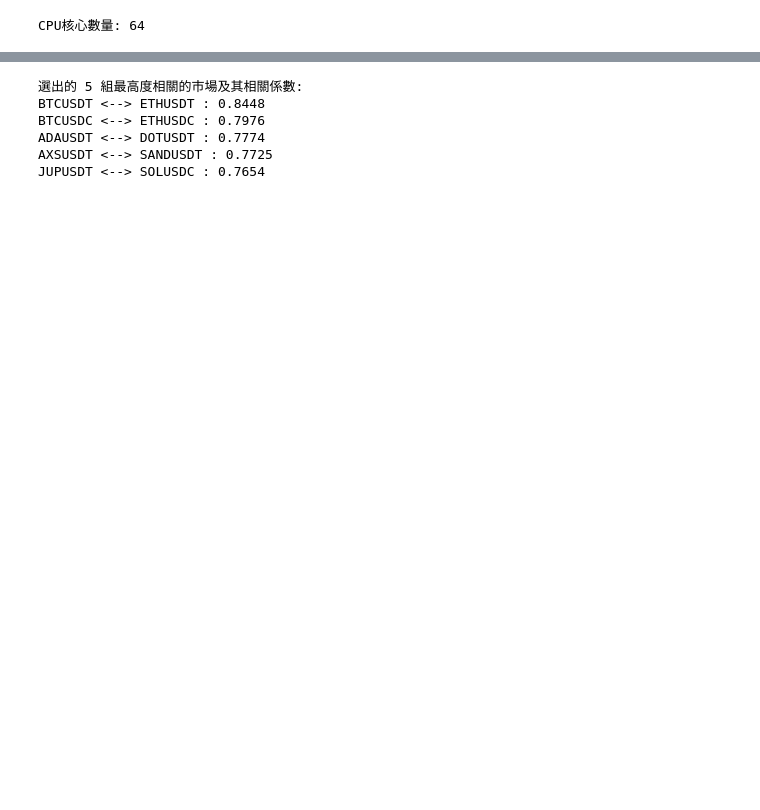
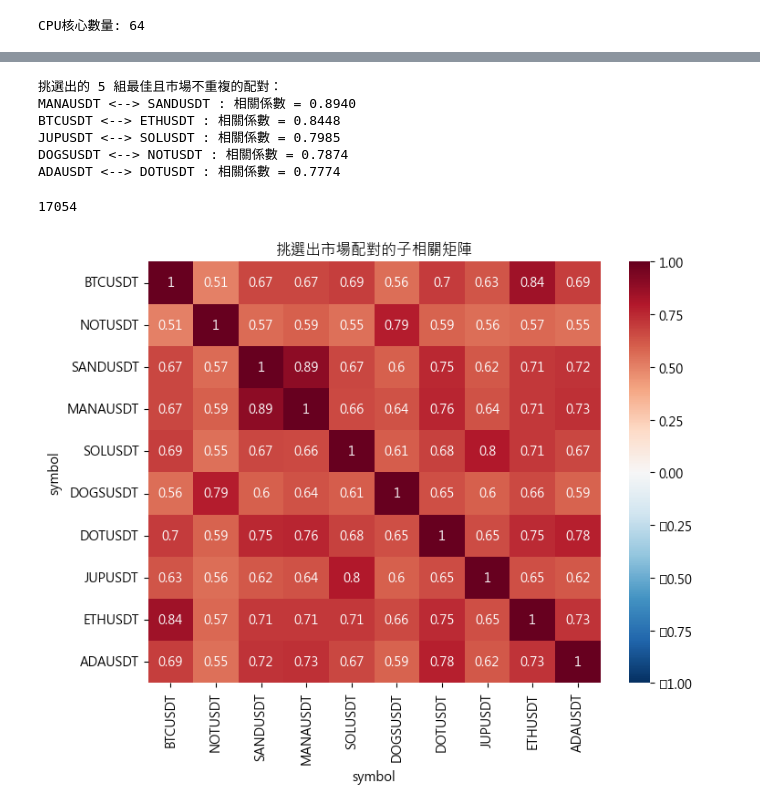
Before and after one commit to ChengYen-Tang/Crypto, a Jupyter notebook: statistics_arb/grouping.ipynb, the cells around one changed output, grey strips where cells are left out. Saved outputs shown, nothing was run; the diff lists cells and outputs as text; code cells hidden in the pictures; blank space fills up the shorter version.

```diff
--- a/statistics_arb/grouping.ipynb
+++ b/statistics_arb/grouping.ipynb
@@ -302,10 +277,10 @@ plt.show()
 # %%
 import itertools
 
-# 從相關矩陣取得所有市場名稱 (假設 cor_matrix 是先前計算好的 DataFrame)
+# 取得所有市場列表
 symbols = cor_matrix.columns.tolist()
 
-# 產生所有獨特的市場配對 (不含自配對)
+# 產生所有不重複的市場對 (i < j)
 pairs = []
 for i in range(len(symbols)):
     for j in range(i+1, len(symbols)):
@@ -314,10 +289,10 @@ for i in range(len(symbols)):
         corr_value = cor_matrix.loc[m1, m2]
         pairs.append((m1, m2, corr_value))
 
-# 依照相關係數由大到小排序
+# 按相關係數由大到小排序（降冪排序）
 pairs_sorted = sorted(pairs, key=lambda x: x[2], reverse=True)
 
-# 按照不重複市場的原則，依序挑選 5 組
+# 根據條件挑選 5 組配對：市場間不能重複出現
 selected_pairs = []
 used_markets = set()
 
@@ -330,14 +305,34 @@ for pair in pairs_sorted:
     if len(selected_pairs) == 5:
         break
 
-# 列印出結果
-print("選出的 5 組最高度相關的市場及其相關係數:")
+print("挑選出的 5 組最佳且市場不重複的配對：")
 for m1, m2, corr_value in selected_pairs:
-    print(f"{m1} <--> {m2} : {corr_value:.4f}")
+    print(f"{m1} <--> {m2} : 相關係數 = {corr_value:.4f}")
+
+# 釋放不再需要的記憶體
+del pairs, pairs_sorted
+gc.collect()
 # %% [output]
-選出的 5 組最高度相關的市場及其相關係數:
-BTCUSDT <--> ETHUSDT : 0.8448
-BTCUSDC <--> ETHUSDC : 0.7976
-ADAUSDT <--> DOTUSDT : 0.7774
-AXSUSDT <--> SANDUSDT : 0.7725
-JUPUSDT <--> SOLUSDC : 0.7654
+挑選出的 5 組最佳且市場不重複的配對：
+MANAUSDT <--> SANDUSDT : 相關係數 = 0.8940
+BTCUSDT <--> ETHUSDT : 相關係數 = 0.8448
+JUPUSDT <--> SOLUSDT : 相關係數 = 0.7985
+DOGSUSDT <--> NOTUSDT : 相關係數 = 0.7874
+ADAUSDT <--> DOTUSDT : 相關係數 = 0.7774
+17054
+# %%
+# 將挑選出的市場名稱整理
+selected_markets = []
+for m1, m2, _ in selected_pairs:
+    selected_markets.extend([m1, m2])
+selected_markets = list(set(selected_markets))  # 應該有 10 個不同市場
+
+# 從完整相關矩陣中取出這些市場的子矩陣
+sub_cor = cor_matrix.loc[selected_markets, selected_markets]
+
+plt.figure(figsize=(8, 6))
+sns.heatmap(sub_cor, annot=True, cmap="RdBu_r", vmin=-1, vmax=1)
+plt.title('挑選出市場配對的子相關矩陣')
+plt.show()
+# %% [output]
+[figure, added]
```
Also changed, not shown: parts of 11 cells of this notebook.
